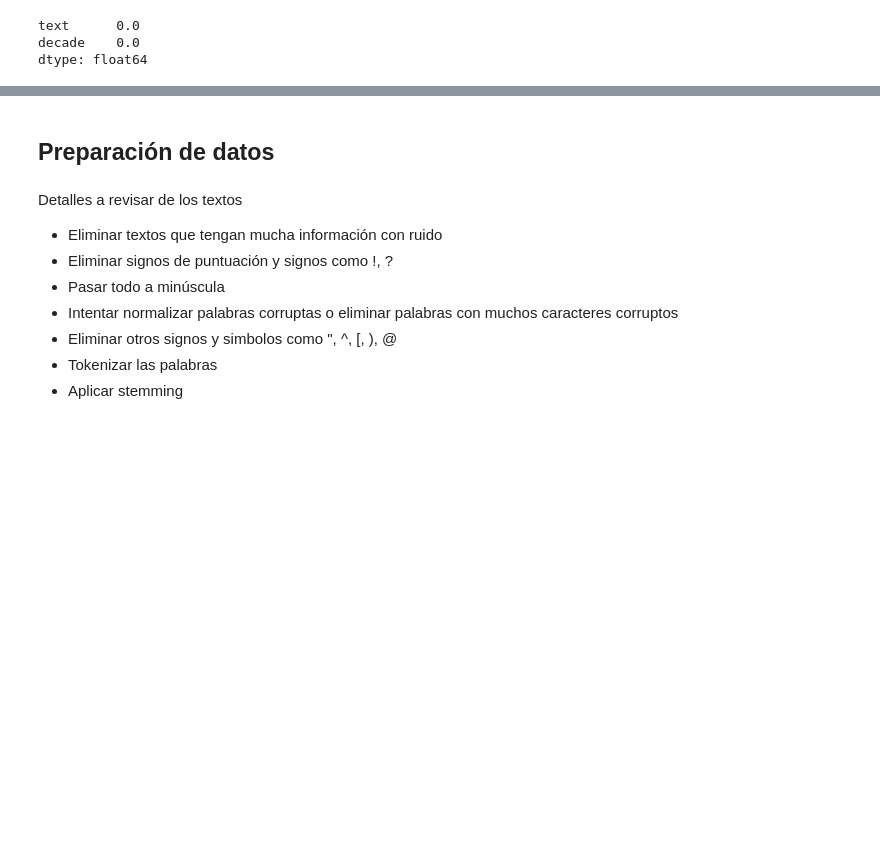
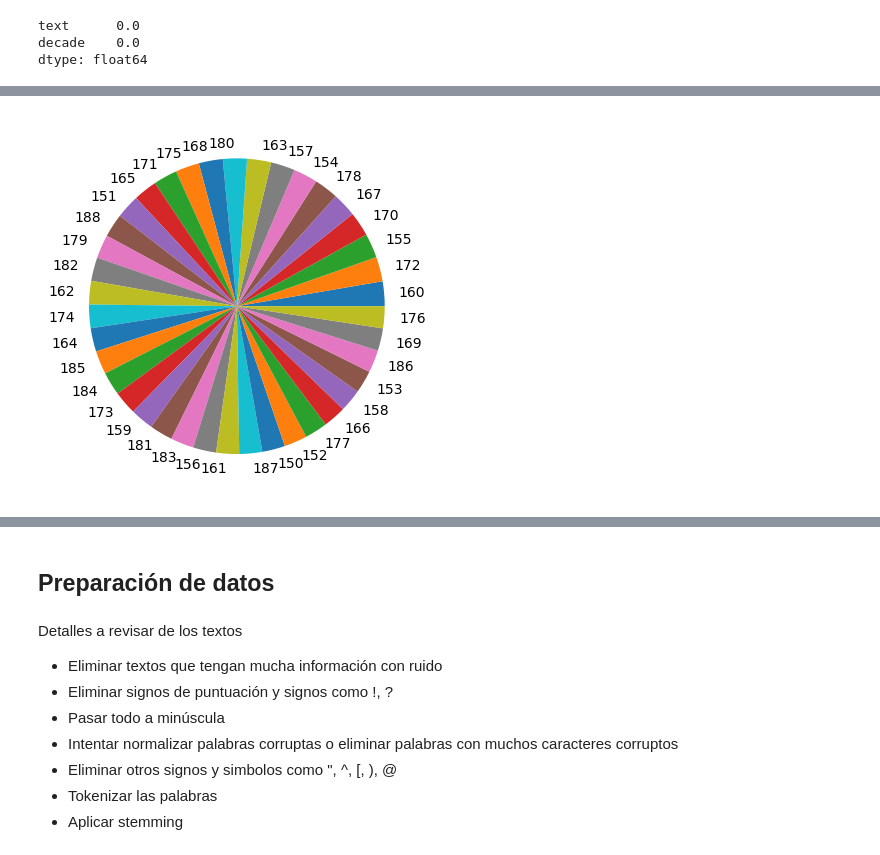
Before and after one commit to ef-blanco/Proy_ML_etapa_1, a Jupyter notebook: proyML_etapa1.ipynb, the cells around one changed output, grey strips where cells are left out. Cells and saved outputs as stored; diff of their text form; code cells hidden in the pictures; blank space fills up the shorter version.

```diff
--- a/proyML_etapa1.ipynb
+++ b/proyML_etapa1.ipynb
@@ -92,0 +109,6 @@ dtype: float64
+# %%
+import re
+patron = r"[^a-zA-ZáéíóúÁÉÍÓÚñÑ0-9\s]"
+data_train["ruido"] = data_train["text"].str.count(patron)
+# %%
+data_train["longitud"] = data_train["text"].str.len()
@@ -92,0 +143,2 @@ dtype: float64
+# %%
+data_train["ratio_ruido"] = data_train["ruido"]/data_train["longitud"]
@@ -92,0 +198,6 @@ dtype: float64
+# %%
+bins = [0, 0.1, 0.25, 1]
+labels = ["bajo", "medio", "alto"]
+
+data_train["categoria_ruido"] = pd.cut(data_train["ratio_ruido"], bins=bins, labels=labels)
+data_train.head(10)
@@ -92,0 +245,6 @@ dtype: float64
+# %%
+conteo_decadas = data_train["decade"].value_counts()
+plt.pie(conteo_decadas,labels=conteo_decadas.index)
+plt.show()
+# %% [output]
+[figure, added]
```
Also changed, not shown: parts of 20 cells of this notebook.
